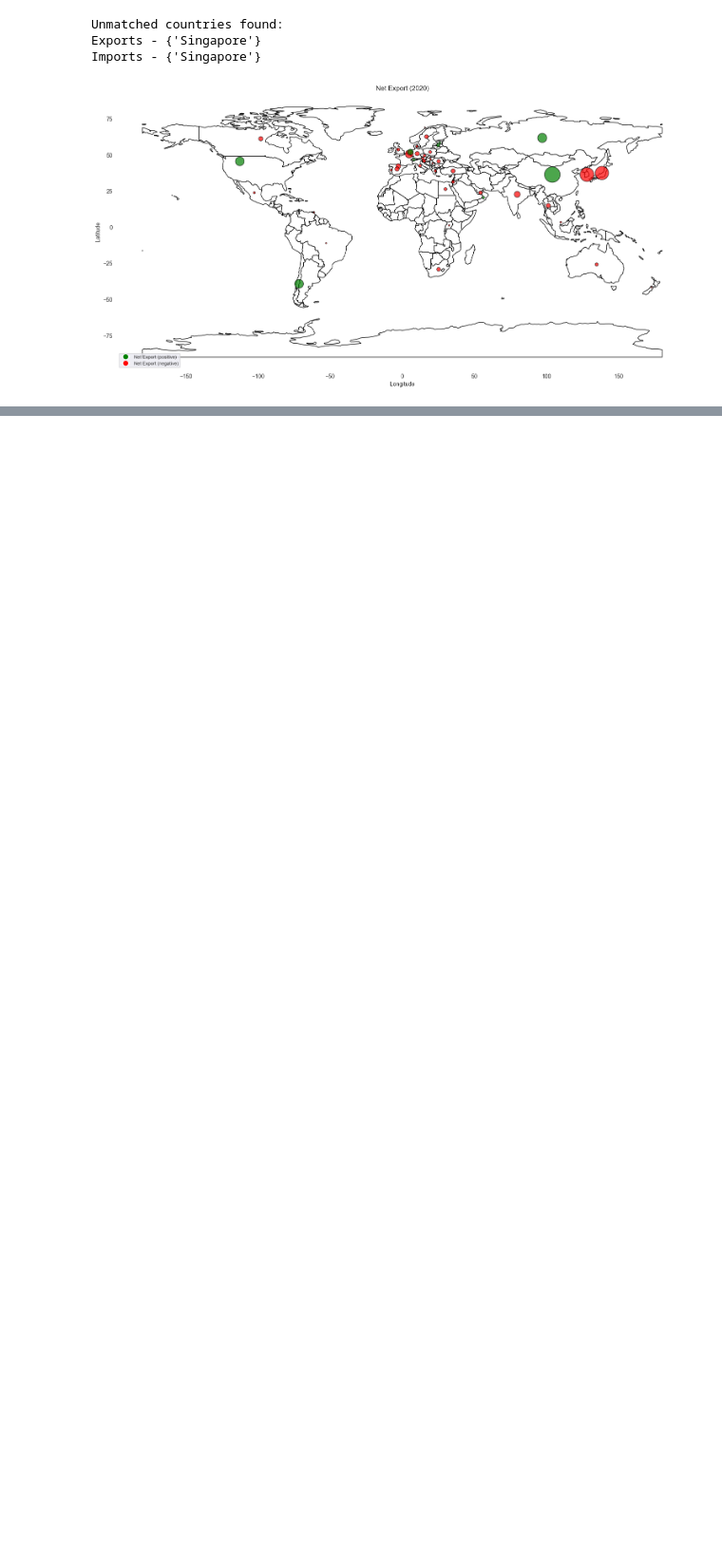
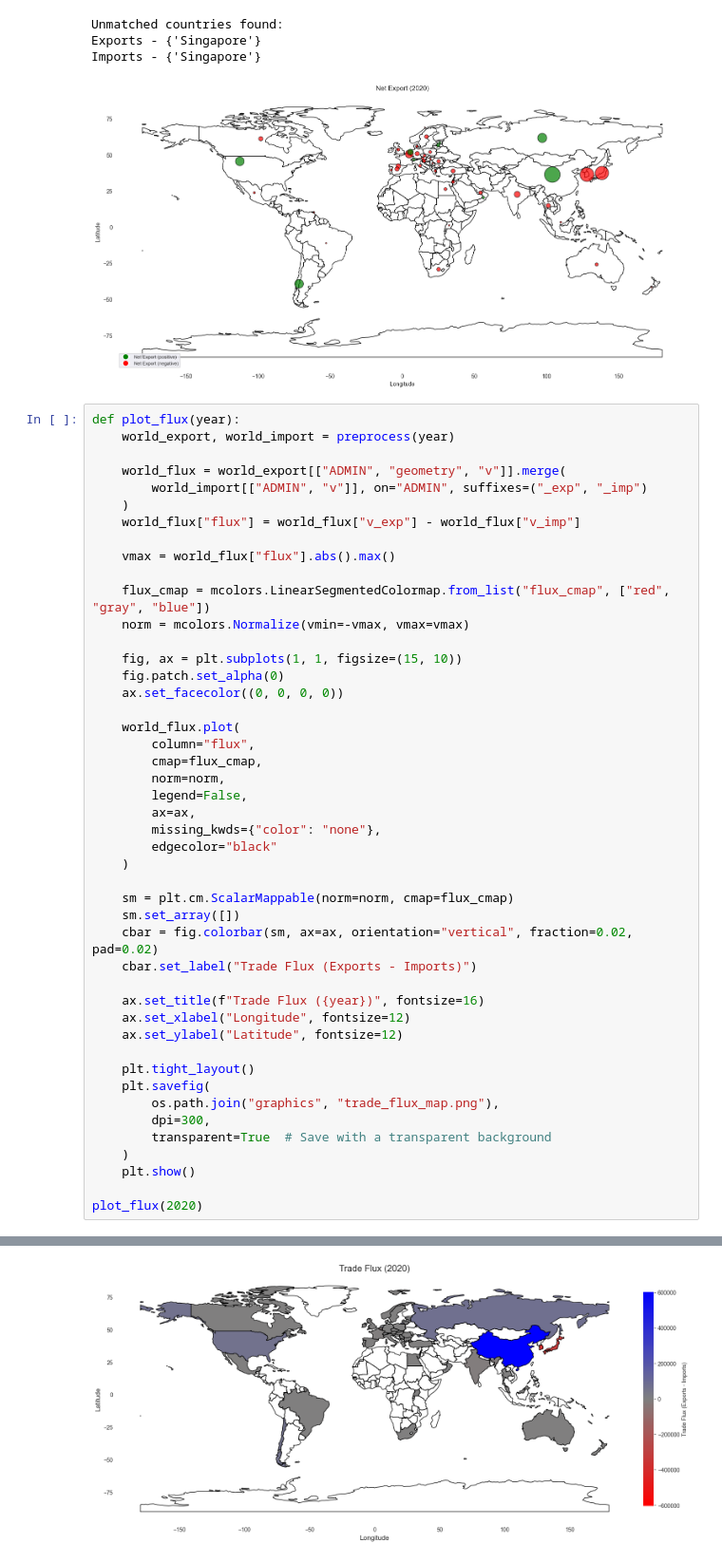
Before and after one commit to Altishofer/NetworkScienceProject, a Jupyter notebook: 1.6_lithium_net_flow_visualizations.ipynb, the cells around one changed output, grey strips where cells are left out. Shown at 95% size. Drawn from its saved outputs; the diff is of its cells as text; blank space fills up the shorter version.

```diff
--- a/1.6_lithium_net_flow_visualizations.ipynb
+++ b/1.6_lithium_net_flow_visualizations.ipynb
@@ -170,3 +169,50 @@ Unmatched countries found:
 Exports - {'Singapore'}
 Imports - {'Singapore'}
 [figure]
+# %%
+def plot_flux(year):
+    world_export, world_import = preprocess(year)
+
+    world_flux = world_export[["ADMIN", "geometry", "v"]].merge(
+        world_import[["ADMIN", "v"]], on="ADMIN", suffixes=("_exp", "_imp")
+    )
+    world_flux["flux"] = world_flux["v_exp"] - world_flux["v_imp"]
+
+    vmax = world_flux["flux"].abs().max()
+
+    flux_cmap = mcolors.LinearSegmentedColormap.from_list("flux_cmap", ["red", "gray", "blue"])
+    norm = mcolors.Normalize(vmin=-vmax, vmax=vmax)
+
+    fig, ax = plt.subplots(1, 1, figsize=(15, 10))
+    fig.patch.set_alpha(0)
+    ax.set_facecolor((0, 0, 0, 0))
+
+    world_flux.plot(
+        column="flux",
+        cmap=flux_cmap,
+        norm=norm,
+        legend=False,
+        ax=ax,
+        missing_kwds={"color": "none"},
+        edgecolor="black"
+    )
+
+    sm = plt.cm.ScalarMappable(norm=norm, cmap=flux_cmap)
+    sm.set_array([])
+    cbar = fig.colorbar(sm, ax=ax, orientation="vertical", fraction=0.02, pad=0.02)
+    cbar.set_label("Trade Flux (Exports - Imports)")
+
+    ax.set_title(f"Trade Flux ({year})", fontsize=16)
+    ax.set_xlabel("Longitude", fontsize=12)
+    ax.set_ylabel("Latitude", fontsize=12)
+
+    plt.tight_layout()
+    plt.savefig(
+        os.path.join("graphics", "trade_flux_map.png"),
+        dpi=300,
+        transparent=True  # Save with a transparent background
+    )
+    plt.show()
+
+plot_flux(2020)
+# %% [output]
@@ -172,0 +222 @@ Imports - {'Singapore'}
+[figure, added]
```
Also changed, not shown: parts of 5 cells of this notebook.
